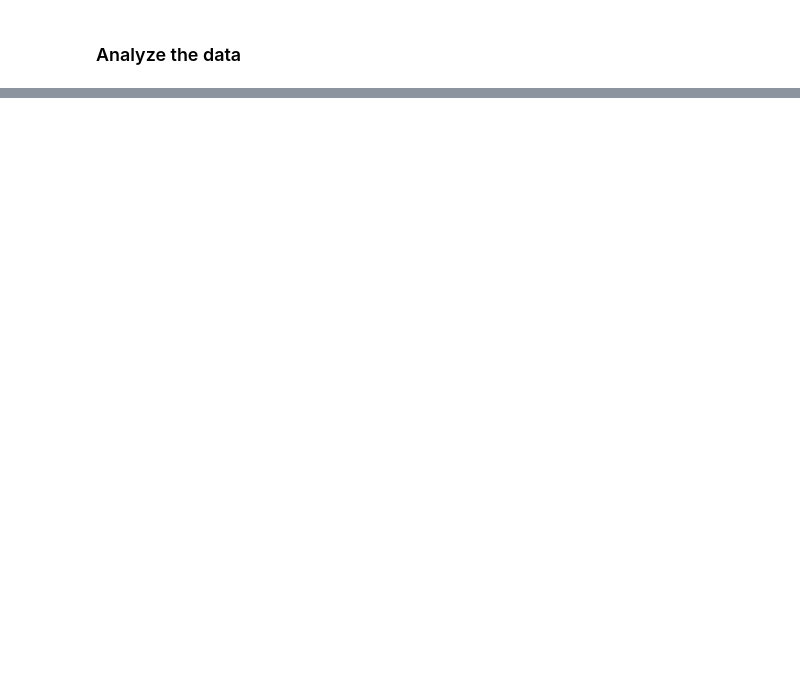
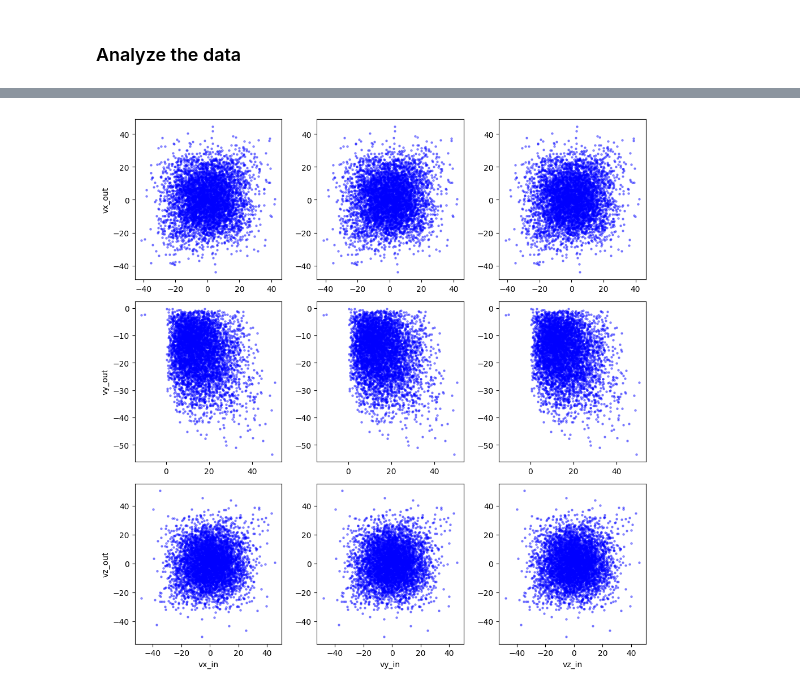
Before and after one commit to QuintenTijn/4AI000_Heat_and_flow, a Jupyter notebook: Materials_for_ML_assigment_2025/GMM_testing_notebook.ipynb, the cells around one changed output, grey strips where cells are left out. Drawn from its saved outputs; the diff is of its cells as text; code cells hidden in the pictures; blank space fills up the shorter version.

```diff
--- a/Materials_for_ML_assigment_2025/GMM_testing_notebook.ipynb
+++ b/Materials_for_ML_assigment_2025/GMM_testing_notebook.ipynb
@@ -210,0 +261,18 @@ from sklearn.model_selection import train_test_split
+# %%
+import matplotlib.pyplot as plt
+%matplotlib inline
+
+# TODO Fix the indexing so that the v_in is not the same for each plot
+fig, ax = plt.subplots(3,3, figsize=(10,10))
+labels = ["x", "y", "z"]
+for row in range(3):
+    ax[row,0].set_ylabel(f'v{labels[row]}_out')
+    ax[2,row].set_xlabel(f'v{labels[row]}_in')
+    v_in = X_df.iloc[:,row]
+    v_out = X_df.iloc[:,row+3]
+    for column in range(3):
+        ax[row,column].scatter(v_in, v_out, c='blue',s=5, alpha=0.4, label='Data points')
+plt.tight_layout()
+plt.show()
+# %% [output]
+[figure, added]
```
Also changed, not shown: parts of 11 cells of this notebook.
